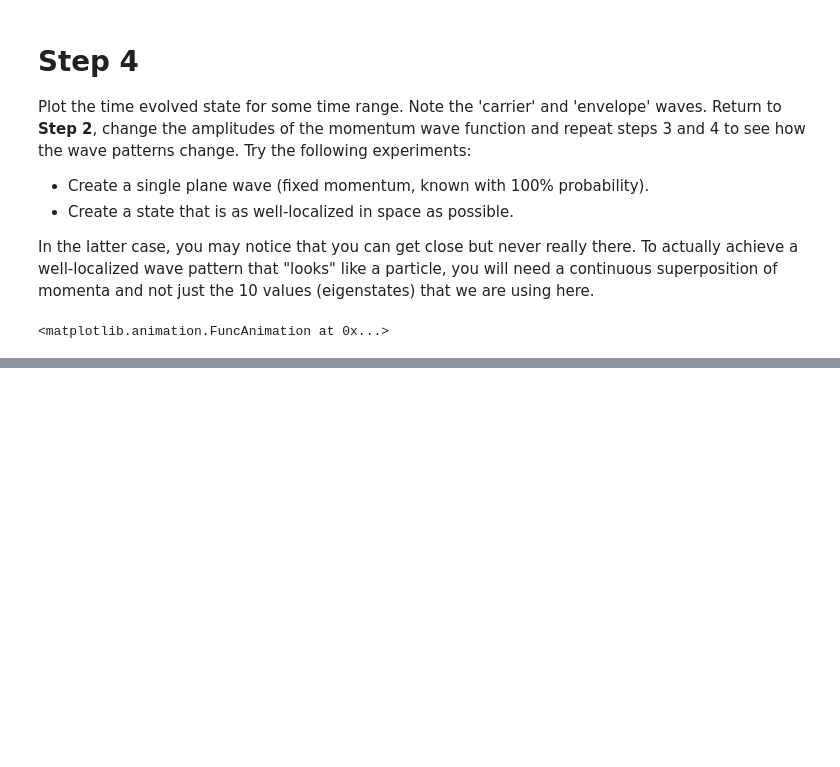
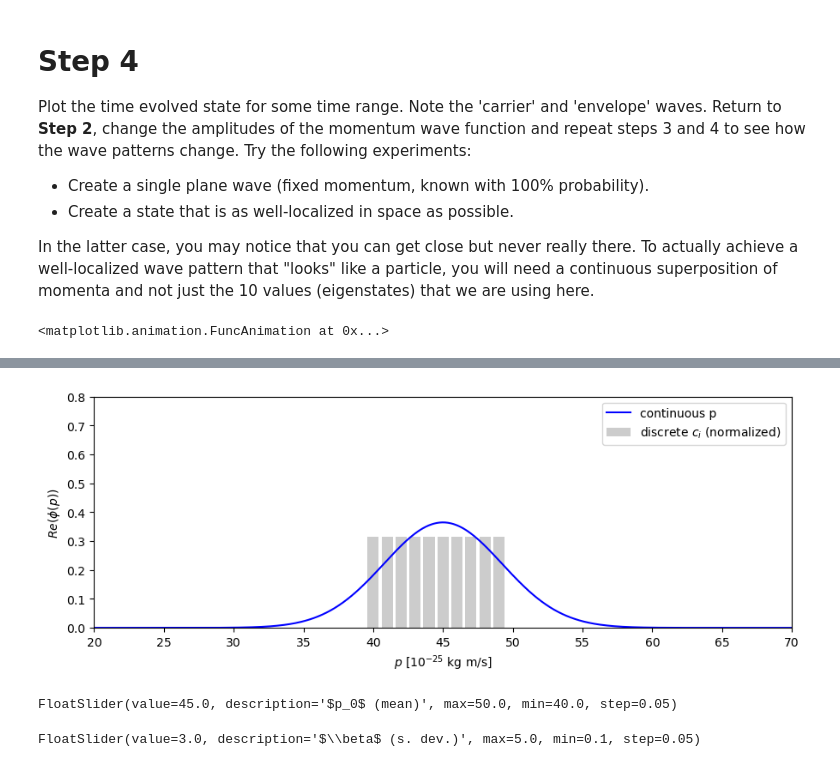
Before and after one commit to gvernard/PHY400-notebooks, a Jupyter notebook: Wave-packets.ipynb, the cells around one changed output, grey strips where cells are left out. Drawn from its saved outputs; the diff is of its cells as text; code cells hidden in the pictures; blank space fills up the shorter version.

```diff
--- a/Wave-packets.ipynb
+++ b/Wave-packets.ipynb
@@ -390,0 +328,48 @@ plt.close()
+# %%
+# You don't need to change anything else in this cell below this line
+
+p_min = 20
+p_max = 70
+N_samples = 500
+ps_cont = np.linspace(p_min,p_max,N_samples)
+
+slider_mu = widgets.FloatSlider(value=45,min=40,max=50,step=0.05,orientation='horizontal',description=r'$p_0$ (mean)',readout=True)
+slider_sig = widgets.FloatSlider(value=3,min=0.1,max=5,step=0.05,orientation='horizontal',description=r'$\beta$ (s. dev.)',readout=True)
+
+# Initial histogram
+fig_gau,axs = plt.subplots(1,1,figsize=(10.5, 3.5))
+ax = axs
+
+hdisplay_gau = display.display(fig_gau, display_id=True)
+ax.set_xlim(20,70)
+ax.set_ylim(0,0.8)
+ax.xaxis.set_major_locator(ticker.MultipleLocator(5))
+#ax.yaxis.set_major_locator(ticker.MultipleLocator(0.2))
+ax.set_ylabel(r'$Re(\phi(p))$')
+ax.set_xlabel(r'$p$ [$10^{-25}$ kg m/s]')
+
+my_distr = my_normal(slider_mu.value,slider_sig.value)
+re_phi_p = my_distr.get_distr_sqroot(ps_cont)
+cont_hist = ax.plot(ps_cont,re_phi_p,color="blue",label='continuous p')
+ax.bar(ps,coeffs,color="0.8",label=r'discrete $c_i$ (normalized)')
+ax.legend()
+hdisplay_gau.update(fig_gau)
+display.display(slider_mu)
+display.display(slider_sig)
+
+
+# Define update function for the 3D scatter plot
+def update_gauss_plot(change):
+    my_distr = my_normal(slider_mu.value,slider_sig.value)
+    make_gauss_plot(hdisplay_gau,ax,cont_hist,ps_cont,my_distr)
+
+
+# Attach the update function to the sliders' value change event
+slider_mu.observe(update_gauss_plot,'value')
+slider_sig.observe(update_gauss_plot,'value')
+
+plt.close()
+# %% [output]
+[figure, added]
+FloatSlider(value=45.0, description='$p_0$ (mean)', max=50.0, min=40.0, step=0.05)
+FloatSlider(value=3.0, description='$\\beta$ (s. dev.)', max=5.0, min=0.1, step=0.05)
```
Also changed, not shown: parts of 18 cells of this notebook.
